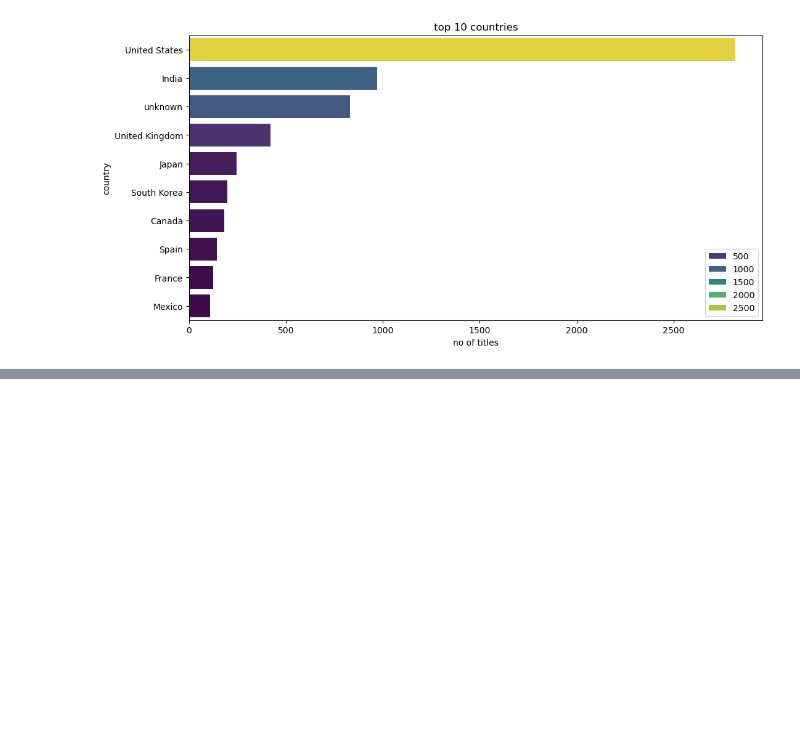
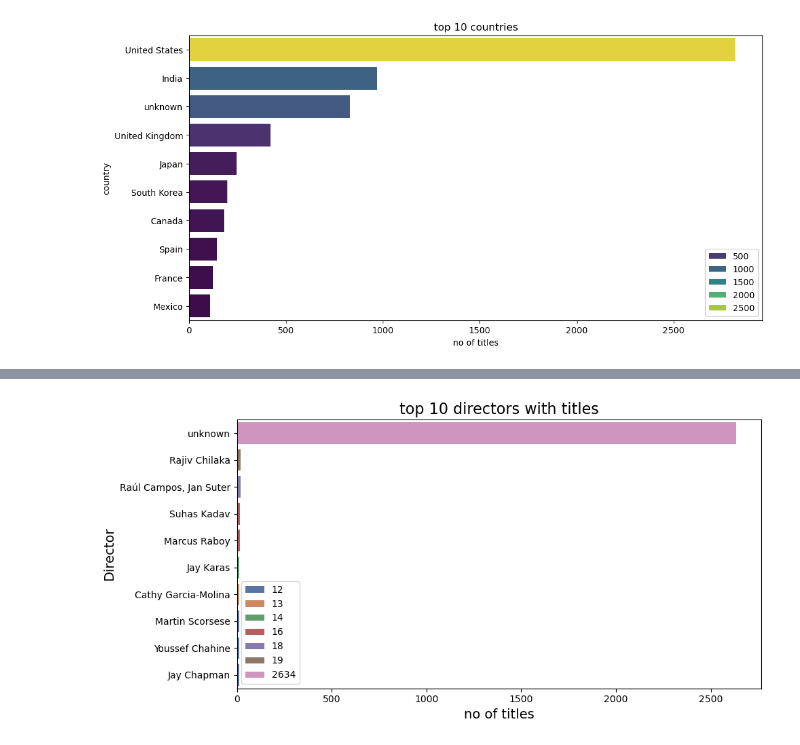
Before and after one commit to swarubm/DATA-ANALYSIS-PROJECTS, a Jupyter notebook: netflix.ipynb, the cells around one changed output, grey strips where cells are left out. Saved outputs shown, nothing was run; the diff lists cells and outputs as text; code cells hidden in the pictures; blank space fills up the shorter version.

```diff
--- a/netflix.ipynb
+++ b/netflix.ipynb
@@ -331,0 +365,3 @@ plt.show()
+# %%
+top_directors= data['director'].value_counts().head(10)
+top_directors
@@ -331,0 +381,10 @@ plt.show()
+# %%
+plt.figure(figsize=(10,5))
+sns.barplot(x=top_directors.values,y=top_directors.index,hue=top_directors.values,palette='deep')
+plt.title('top 10 directors with titles',fontsize=16)
+plt.xlabel('no of titles',fontsize=14)
+plt.ylabel('Director',fontsize=14)
+plt.tight_layout()
+plt.show()
+# %% [output]
+[figure, added]
```
Also changed, not shown: parts of 19 cells of this notebook.
